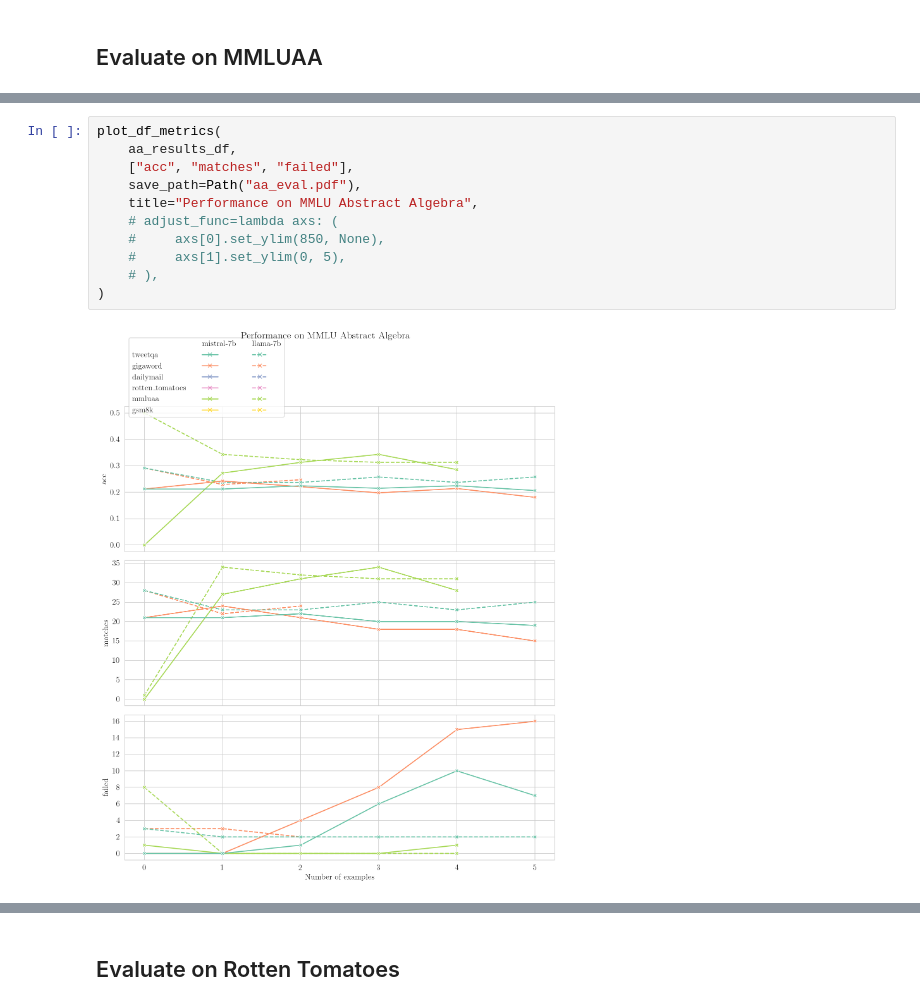
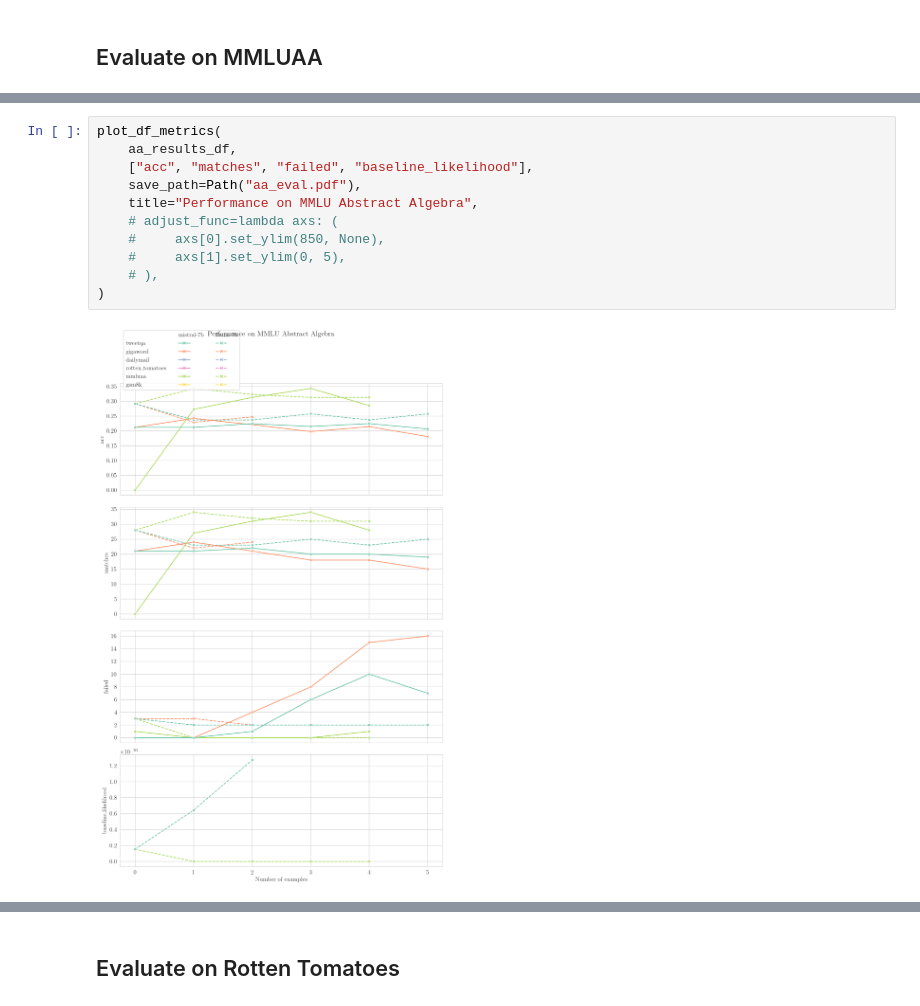
Before and after one commit to ivaxi0s/llm-task-switch, a Jupyter notebook: results/plot_metrics.ipynb, the cells around one changed output, grey strips where cells are left out. Saved outputs shown, nothing was run; the diff lists cells and outputs as text.

Commit message:
feat: calculate likelihoods

```diff
--- a/results/plot_metrics.ipynb
+++ b/results/plot_metrics.ipynb
@@ -320,13 +320,13 @@ aa_results_df.head()
 # %%
 plot_df_metrics(
     aa_results_df,
-    ["acc", "matches", "failed"],
+    ["acc", "matches", "failed", "baseline_likelihood"],
     save_path=Path("aa_eval.pdf"),
     title="Performance on MMLU Abstract Algebra",
     # adjust_func=lambda axs: (
     #     axs[0].set_ylim(850, None),
     #     axs[1].set_ylim(0, 5),
     # ),
 )
 # %% [output]
-[figure, old version]
+[figure, new version]
```
Also changed, not shown: parts of 7 cells of this notebook, 6 other files.
